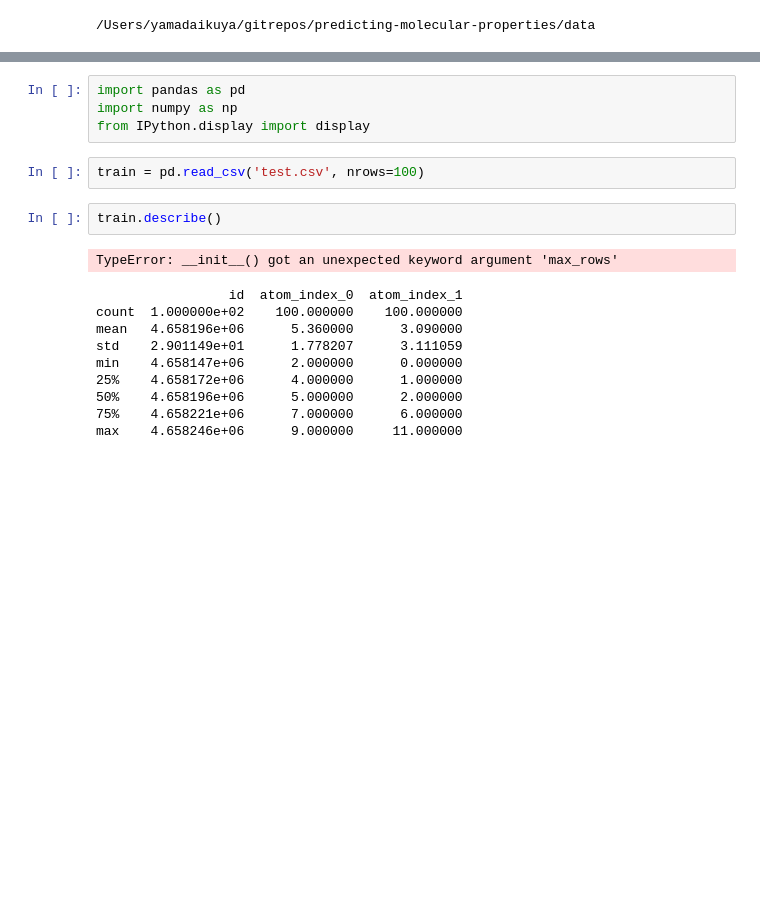
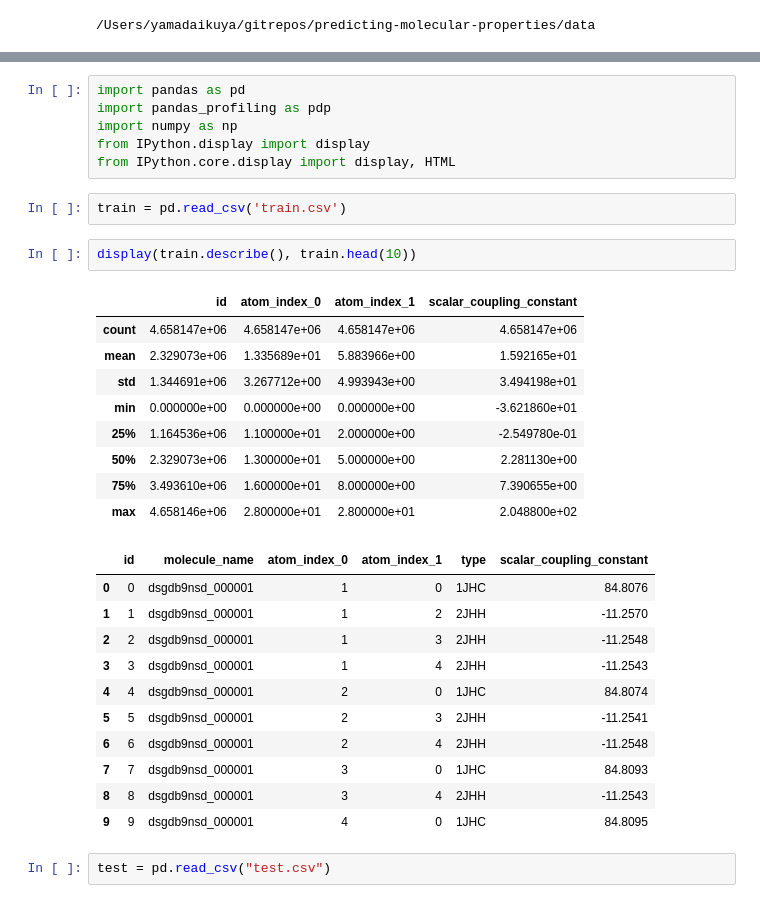
Before and after one commit to dondakeshimo/predicting-molecular-properties, a Jupyter notebook: src/EDA.ipynb, the cells around one changed output, grey strips where cells are left out. Saved outputs shown, nothing was run; the diff lists cells and outputs as text; blank space fills up the shorter version.

```diff
--- a/src/EDA.ipynb
+++ b/src/EDA.ipynb
@@ -5,19 +17,33 @@ cd ../data
 # %%
 import pandas as pd
+import pandas_profiling as pdp
 import numpy as np
 from IPython.display import display
+from IPython.core.display import display, HTML
 # %%
-train = pd.read_csv('test.csv', nrows=100)
+train = pd.read_csv('train.csv')
-# %%
-train.describe()
-# %% [output]
-TypeError: __init__() got an unexpected keyword argument 'max_rows'
-                 id  atom_index_0  atom_index_1
-count  1.000000e+02    100.000000    100.000000
-mean   4.658196e+06      5.360000      3.090000
-std    2.901149e+01      1.778207      3.111059
-min    4.658147e+06      2.000000      0.000000
-25%    4.658172e+06      4.000000      1.000000
-50%    4.658196e+06      5.000000      2.000000
-75%    4.658221e+06      7.000000      6.000000
-max    4.658246e+06      9.000000     11.000000
+# %%
+display(train.describe(), train.head(10))
+# %% [output]
+|  | id | atom_index_0 | atom_index_1 | scalar_coupling_constant |
+| count | 4.658147e+06 | 4.658147e+06 | 4.658147e+06 | 4.658147e+06 |
+| mean | 2.329073e+06 | 1.335689e+01 | 5.883966e+00 | 1.592165e+01 |
+| std | 1.344691e+06 | 3.267712e+00 | 4.993943e+00 | 3.494198e+01 |
+| min | 0.000000e+00 | 0.000000e+00 | 0.000000e+00 | -3.621860e+01 |
+| 25% | 1.164536e+06 | 1.100000e+01 | 2.000000e+00 | -2.549780e-01 |
+| 50% | 2.329073e+06 | 1.300000e+01 | 5.000000e+00 | 2.281130e+00 |
+| 75% | 3.493610e+06 | 1.600000e+01 | 8.000000e+00 | 7.390655e+00 |
+| max | 4.658146e+06 | 2.800000e+01 | 2.800000e+01 | 2.048800e+02 |
+|  | id | molecule_name | atom_index_0 | atom_index_1 | type | scalar_coupling_constant |
+| 0 | 0 | dsgdb9nsd_000001 | 1 | 0 | 1JHC | 84.8076 |
+| 1 | 1 | dsgdb9nsd_000001 | 1 | 2 | 2JHH | -11.2570 |
+| 2 | 2 | dsgdb9nsd_000001 | 1 | 3 | 2JHH | -11.2548 |
+| 3 | 3 | dsgdb9nsd_000001 | 1 | 4 | 2JHH | -11.2543 |
+| 4 | 4 | dsgdb9nsd_000001 | 2 | 0 | 1JHC | 84.8074 |
+| 5 | 5 | dsgdb9nsd_000001 | 2 | 3 | 2JHH | -11.2541 |
+| 6 | 6 | dsgdb9nsd_000001 | 2 | 4 | 2JHH | -11.2548 |
+| 7 | 7 | dsgdb9nsd_000001 | 3 | 0 | 1JHC | 84.8093 |
+| 8 | 8 | dsgdb9nsd_000001 | 3 | 4 | 2JHH | -11.2543 |
+| 9 | 9 | dsgdb9nsd_000001 | 4 | 0 | 1JHC | 84.8095 |
+# %%
+test = pd.read_csv("test.csv")
```
Also changed, not shown: parts of 3 cells of this notebook.
